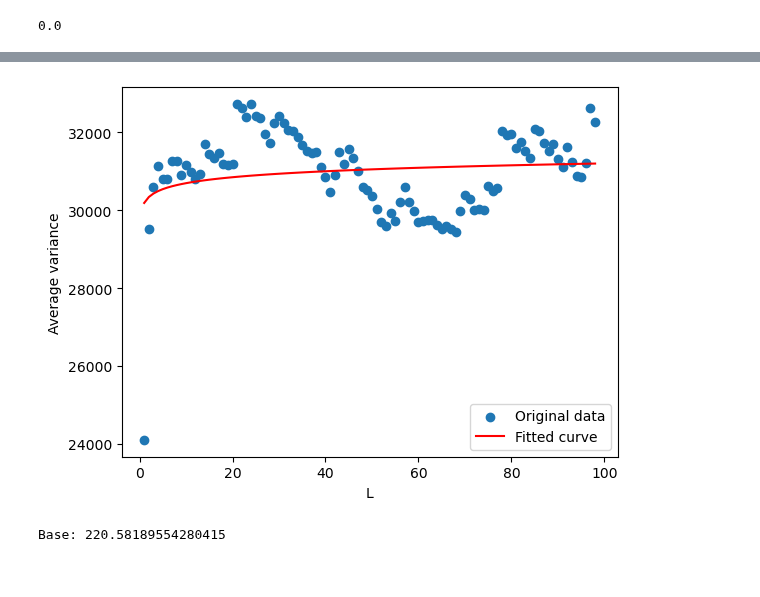
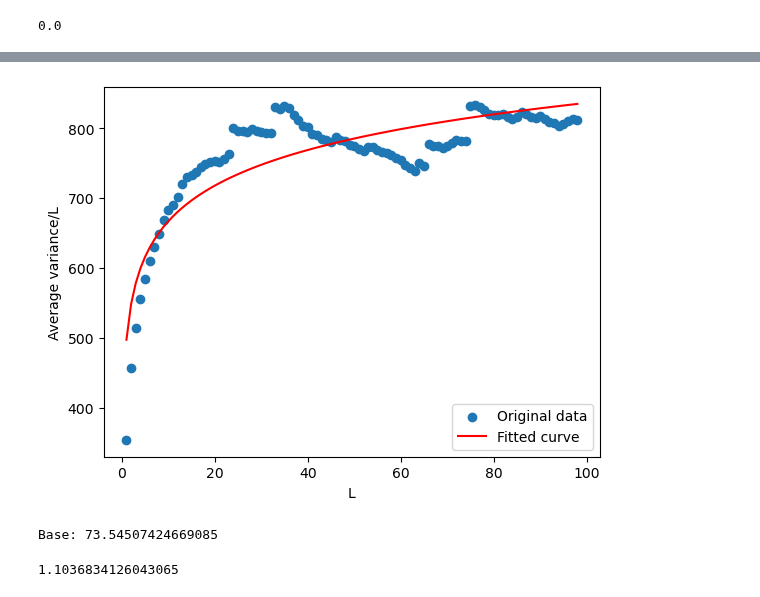
Before and after one commit to aM0NKE/ComplexSystemSimulation, a Jupyter notebook: mesa-schelling/archive/WealthSegregation.ipynb, the cells around one changed output, grey strips where cells are left out. Drawn from its saved outputs; the diff is of its cells as text; code cells hidden in the pictures.

Commit message:
Updating WealthSegregation
Average variance now without normalization, half time calculated both for the data and for the log fit. Added plot 4 (experiment 3)

```diff
--- a/mesa-schelling/archive/WealthSegregation.ipynb
+++ b/mesa-schelling/archive/WealthSegregation.ipynb
@@ -8,13 +8,13 @@ import random
 
 from model import Schelling
 # %%
-model = Schelling(100, 100, 0.97, 0.0, [0.25, 0.25, 0.25, 0.25], 3, 4, 1)
+model = Schelling(100, 0.9, 0.0, [0.6, 0.2, 0.2], 5, 4, 0.01, 5)
 print(model.total_avg_cluster_size)
 # %% [output]
 0.0
 # %%
 # Running the model for a maximum amount of steps
-while model.running and model.schedule.steps < 100:
+while model.running and model.schedule.steps < 200:
     model.step()
 print(model.schedule.steps)
 # %% [output]
@@ -41,8 +41,8 @@ def WealthOnGrid(model):
 def WealthSegregation(model, wealth_on_grid, x, y, plot=True):
     """
     Function that takes as input the model, the array with wealths per grid location and an x and y integer. This function
-    calculates the variance of a growing square in the grid, with starting location (x,y). It returns an array with the variance
-    per square side size.
+    calculates the variance of a growing square in the grid, with starting location (x,y). It returns an array with the
+    variance per square side size.
     """
     # Initial values
     N = model.grid.width
@@ -78,6 +78,9 @@ def WealthSegregation(model, wealth_on_grid, x, y, plot=True):
         var_list.append(var)
         L_list.append(L)
 
+    var_list.pop(0)
+    L_list.pop(0)
+
     if plot:
         plt.plot(L_list, var_list)
         plt.xlabel("L")
@@ -99,17 +102,17 @@ var_list = WealthSegregation(model, wealth_on_grid, x, y)
 # %%
 # Taking the average variance of the WealthSegregation function for every possible starting coordinate (x,y)
-vars = np.zeros(model.grid.width-1)
+var = np.zeros(model.grid.width-2)
 
 for x in range(0,model.grid.width):
     for y in range(0, model.grid.height):
         var_list = WealthSegregation(model, wealth_on_grid, x, y, False)
-        vars += var_list
+        var += var_list
 
-average_vars = vars/model.grid.width
-L = np.array(range(0, model.grid.width-1))
+average_vars = var/(model.grid.width*model.grid.height)
+L = np.array(range(1, model.grid.width-1))
 
 plt.plot(L, average_vars)
-plt.title("Average variance for different square sizes L")
+plt.title("Average variance for different square side sizes L")
 plt.xlabel("L")
 plt.ylabel("Variance")
 plt.show()
@@ -140,28 +160,33 @@ Exponent: 1.0000000035329666
 # %%
 # Fitting logaritmic fucntion
 
 def logarithmic_func(x, a, b):
     return a * np.log(x) + b
-
-L = L[1:]
-average_vars = average_vars[1:]
 
 params, _ = curve_fit(logarithmic_func, L, average_vars)
 
 a_fit, b_fit = params
 
 # Plot the original data and fitted curve
 plt.scatter(L, average_vars, label='Original data')
 plt.plot(L, logarithmic_func(L, a_fit, b_fit), 'r-', label='Fitted curve')
 plt.legend()
 plt.xlabel('L')
-plt.ylabel('Average variance')
+plt.ylabel('Average variance/L')
 plt.show()
 
 print("Base:", a_fit)
 # %% [output]
-[figure, old version]
+[figure, new version]
-Base: 220.58189554280415
+Base: 73.54507424669085
+# %%
+# Calculating half-time
+end_value = logarithmic_func(1000, a_fit, b_fit)
+half_time = np.interp(0.5*end_value, logarithmic_func(L, a_fit, b_fit), L)
+
+print(half_time)
+# %% [output]
+1.1036834126043065
 # %%
 # Fitting exponentiation fucntion
 
```
Also changed, not shown: parts of 10 cells of this notebook, 1 other file.
